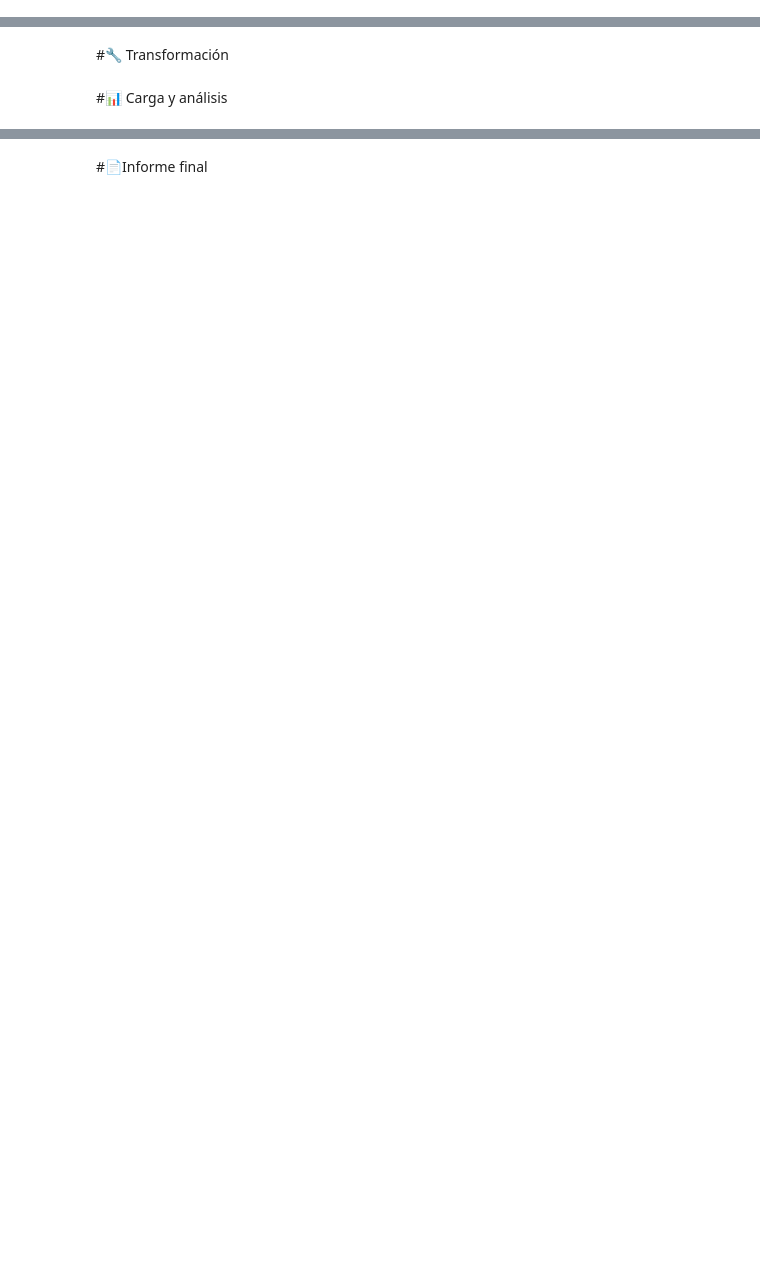
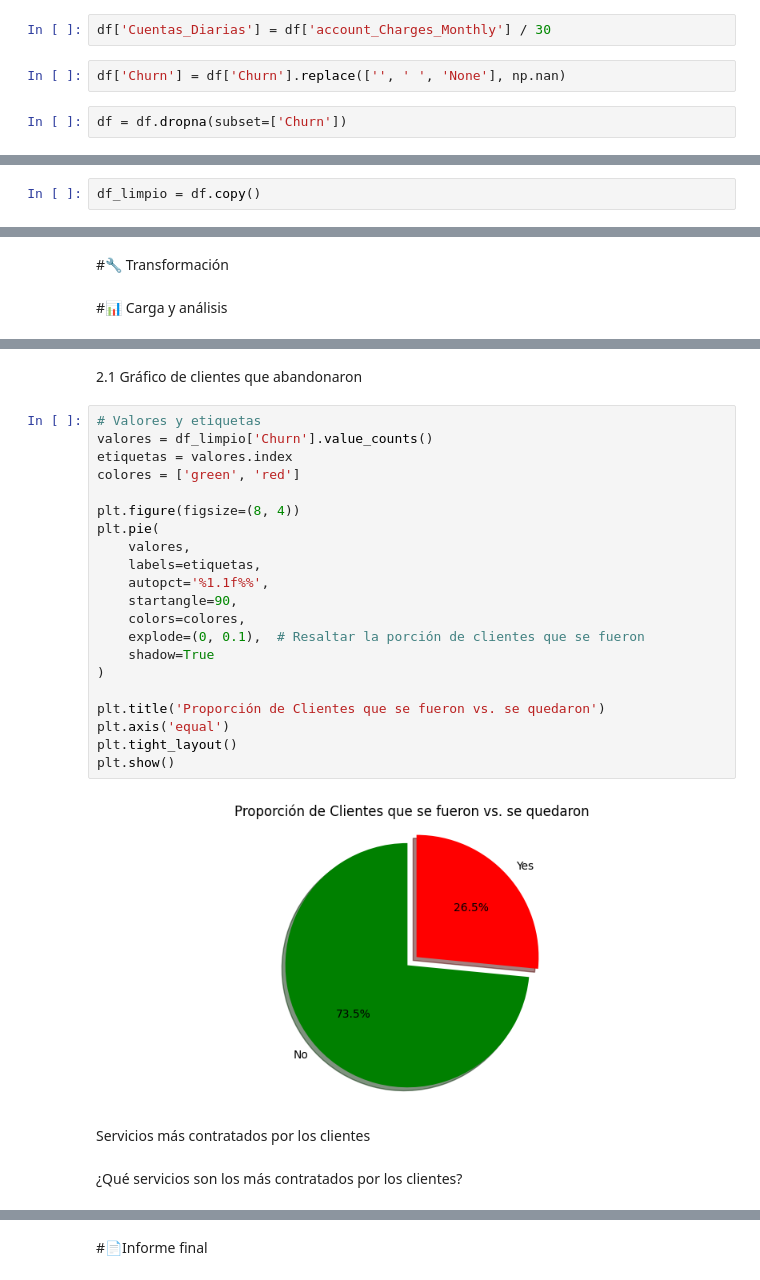
Before and after one commit to adrian-pieroni/challenge2-data-science-LATAM, a Jupyter notebook: challenge2_data_science_LATAM.ipynb, the cells around one changed output, grey strips where cells are left out. Drawn from its saved outputs; the diff is of its cells as text; blank space fills up the shorter version.

```diff
--- a/challenge2_data_science_LATAM.ipynb
+++ b/challenge2_data_science_LATAM.ipynb
@@ -91,0 +213,6 @@ Index(['customerID', 'Churn', 'customer.gender', 'customer.SeniorCitizen',
+# %%
+df['Cuentas_Diarias'] = df['account_Charges_Monthly'] / 30
+# %%
+df['Churn'] = df['Churn'].replace(['', ' ', 'None'], np.nan)
+# %%
+df = df.dropna(subset=['Churn'])
@@ -91,0 +284,2 @@ Index(['customerID', 'Churn', 'customer.gender', 'customer.SeniorCitizen',
+# %%
+df_limpio = df.copy()
@@ -96,0 +484,29 @@ Index(['customerID', 'Churn', 'customer.gender', 'customer.SeniorCitizen',
+# %% [markdown]
+2.1 Gráfico de clientes que abandonaron
+# %%
+# Valores y etiquetas
+valores = df_limpio['Churn'].value_counts()
+etiquetas = valores.index
+colores = ['green', 'red']
+
+plt.figure(figsize=(8, 4))
+plt.pie(
+    valores,
+    labels=etiquetas,
+    autopct='%1.1f%%',
+    startangle=90,
+    colors=colores,
+    explode=(0, 0.1),  # Resaltar la porción de clientes que se fueron
+    shadow=True
+)
+
+plt.title('Proporción de Clientes que se fueron vs. se quedaron')
+plt.axis('equal')
+plt.tight_layout()
+plt.show()
+# %% [output]
+[figure, added]
+# %% [markdown]
+Servicios más contratados por los clientes
+# %% [markdown]
+¿Qué servicios son los más contratados por los clientes?
```
Also changed, not shown: parts of 87 cells of this notebook.
